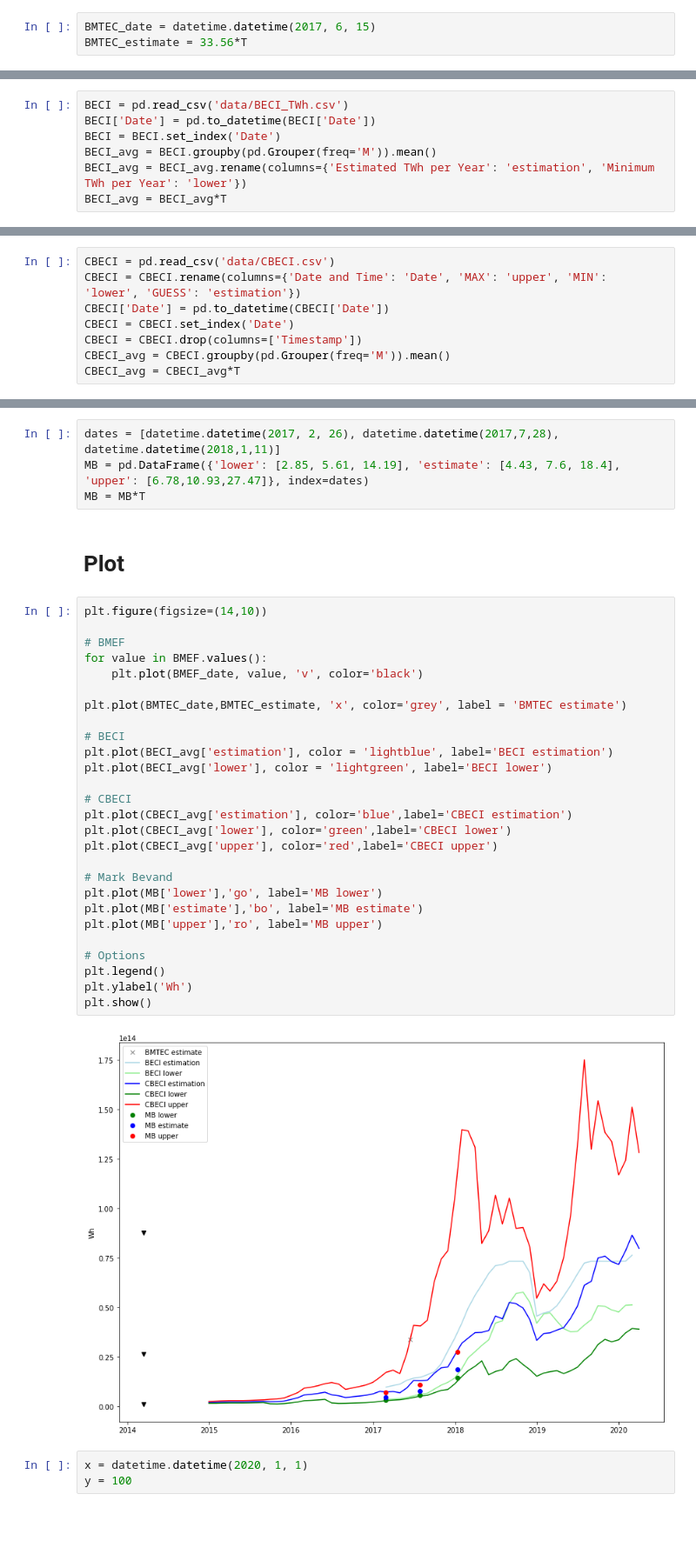
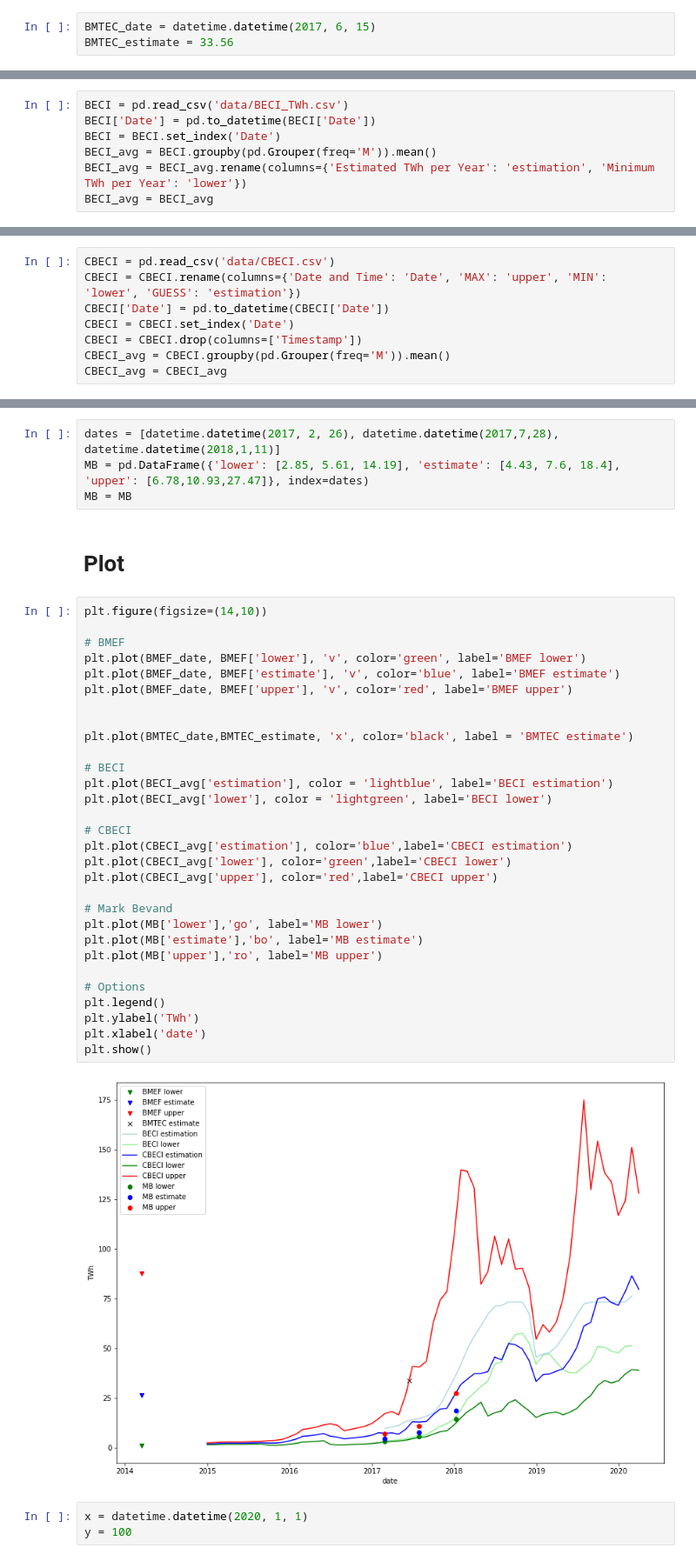
Before and after one commit to Lukasdeloose/sustainable_blockchain, a Jupyter notebook: data_analysis/benchmark.ipynb, the cells around one changed output, grey strips where cells are left out. Shown at 87% size. Drawn from its saved outputs; the diff is of its cells as text; blank space fills up the shorter version.

```diff
--- a/data_analysis/benchmark.ipynb
+++ b/data_analysis/benchmark.ipynb
@@ -24,7 +24,7 @@ BMEF = {'lower': 0.1*G*W_to_Wh, 'estimate': 3*G*W_to_Wh, 'upper': 10*G*W_to_Wh}
 ## Bitcoin Miners True Energy Consumption (2017)
 # %%
 BMTEC_date = datetime.datetime(2017, 6, 15)
-BMTEC_estimate = 33.56*T
+BMTEC_estimate = 33.56
 # %% [markdown]
 ## BECI
 # %%
@@ -33,7 +33,7 @@ BECI['Date'] = pd.to_datetime(BECI['Date'])
 BECI = BECI.set_index('Date')
 BECI_avg = BECI.groupby(pd.Grouper(freq='M')).mean()
 BECI_avg = BECI_avg.rename(columns={'Estimated TWh per Year': 'estimation', 'Minimum TWh per Year': 'lower'})
-BECI_avg = BECI_avg*T
+BECI_avg = BECI_avg
 # %% [markdown]
 ## CBECI
 # %%
@@ -43,44 +43,47 @@ CBECI['Date'] = pd.to_datetime(CBECI['Date'])
 CBECI = CBECI.set_index('Date')
 CBECI = CBECI.drop(columns=['Timestamp'])
 CBECI_avg = CBECI.groupby(pd.Grouper(freq='M')).mean()
-CBECI_avg = CBECI_avg*T
+CBECI_avg = CBECI_avg
 # %% [markdown]
 ## Mark Bevand
 # %%
 dates = [datetime.datetime(2017, 2, 26), datetime.datetime(2017,7,28), datetime.datetime(2018,1,11)]
 MB = pd.DataFrame({'lower': [2.85, 5.61, 14.19], 'estimate': [4.43, 7.6, 18.4], 'upper': [6.78,10.93,27.47]}, index=dates)
-MB = MB*T
+MB = MB
 # %% [markdown]
 # Plot
 # %%
 plt.figure(figsize=(14,10))
 
 # BMEF
-for value in BMEF.values():
-    plt.plot(BMEF_date, value, 'v', color='black')
+plt.plot(BMEF_date, BMEF['lower'], 'v', color='green', label='BMEF lower')
+plt.plot(BMEF_date, BMEF['estimate'], 'v', color='blue', label='BMEF estimate')
+plt.plot(BMEF_date, BMEF['upper'], 'v', color='red', label='BMEF upper')
 
-plt.plot(BMTEC_date,BMTEC_estimate, 'x', color='grey', label = 'BMTEC estimate')
+
+plt.plot(BMTEC_date,BMTEC_estimate, 'x', color='black', label = 'BMTEC estimate')
 
 # BECI
 plt.plot(BECI_avg['estimation'], color = 'lightblue', label='BECI estimation')
 plt.plot(BECI_avg['lower'], color = 'lightgreen', label='BECI lower')
 
 # CBECI
 plt.plot(CBECI_avg['estimation'], color='blue',label='CBECI estimation')
 plt.plot(CBECI_avg['lower'], color='green',label='CBECI lower')
 plt.plot(CBECI_avg['upper'], color='red',label='CBECI upper')
 
 # Mark Bevand
 plt.plot(MB['lower'],'go', label='MB lower')
 plt.plot(MB['estimate'],'bo', label='MB estimate')
 plt.plot(MB['upper'],'ro', label='MB upper')
 
 # Options
 plt.legend()
-plt.ylabel('Wh')
+plt.ylabel('TWh')
+plt.xlabel('date')
 plt.show()
 # %% [output]
-[figure, old version]
+[figure, new version]
 # %%
 x = datetime.datetime(2020, 1, 1)
 y = 100
```
Also changed, not shown: parts of 1 cell of this notebook, 5 other files.
